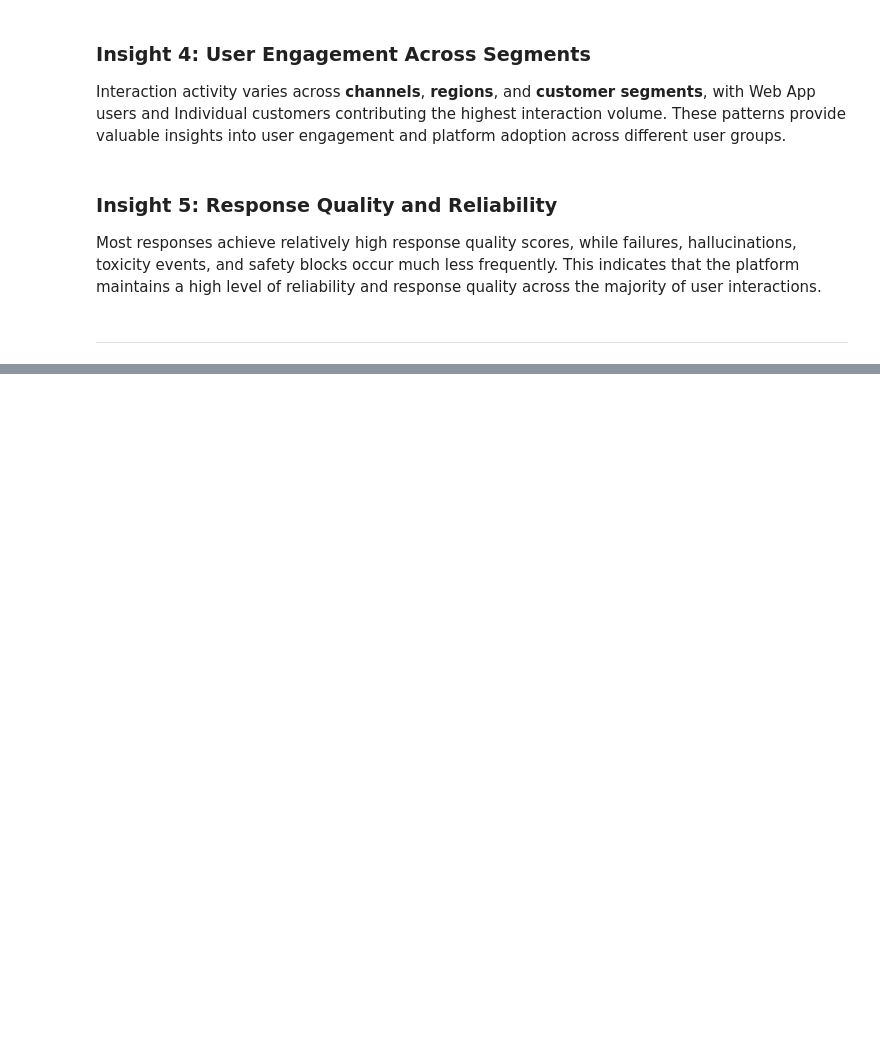
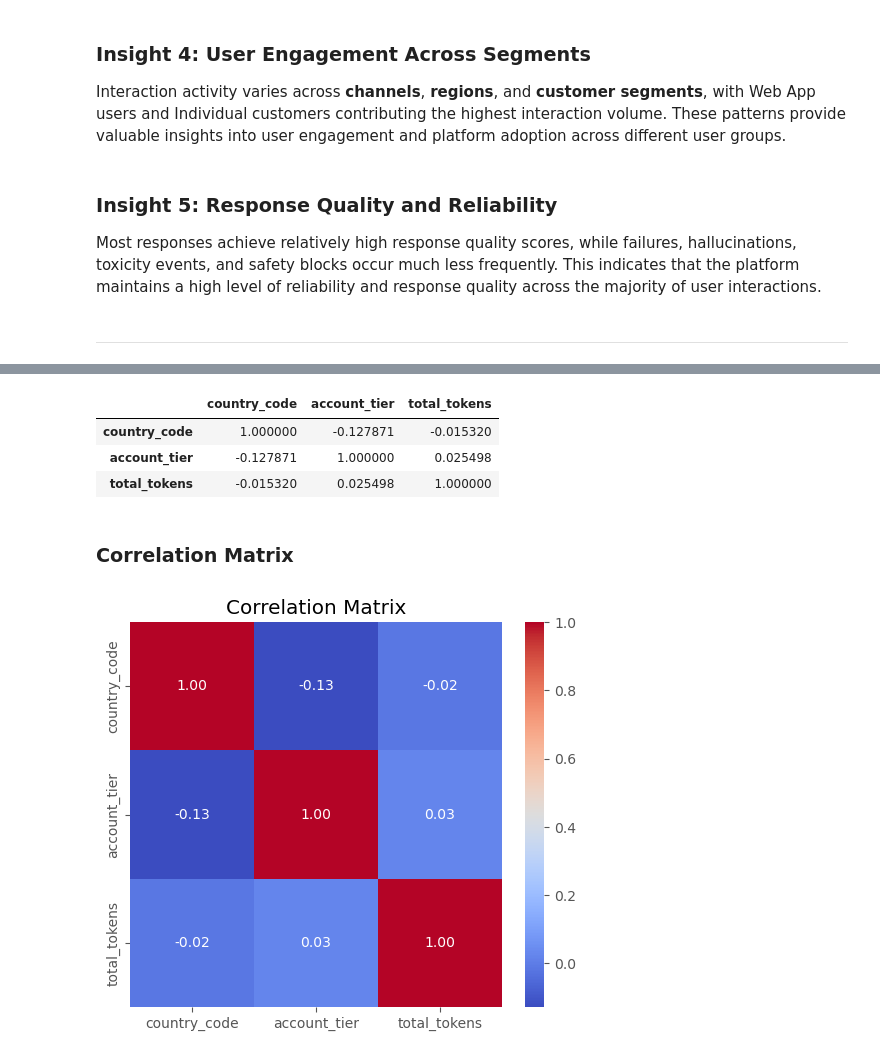
Before and after one commit to CHARANJOD/LLM-Platform-Analytics, a Jupyter notebook: notebooks/03_EDA.ipynb, the cells around one changed output, grey strips where cells are left out. Cells and saved outputs as stored; diff of their text form; code cells hidden in the pictures; blank space fills up the shorter version.

```diff
--- a/notebooks/03_EDA.ipynb
+++ b/notebooks/03_EDA.ipynb
@@ -1417,0 +1439,36 @@ These findings provide a strong analytical foundation for the SQL analysis and P
+# %%
+from sklearn.preprocessing import LabelEncoder
+
+corr_df = interactions[["country_code", "account_tier", "total_tokens"]].copy()
+
+country_encoder = LabelEncoder()
+tier_encoder = LabelEncoder()
+
+corr_df["country_code"] = country_encoder.fit_transform(corr_df["country_code"])
+corr_df["account_tier"] = tier_encoder.fit_transform(corr_df["account_tier"])
+
+correlation_matrix = corr_df.corr()
+
+correlation_matrix
+# %% [output]
+|  | country_code | account_tier | total_tokens |
+| country_code | 1.000000 | -0.127871 | -0.015320 |
+| account_tier | -0.127871 | 1.000000 | 0.025498 |
+| total_tokens | -0.015320 | 0.025498 | 1.000000 |
+# %% [markdown]
+### Correlation Matrix
+# %%
+plt.figure(figsize=(6,5))
+
+sns.heatmap(
+    correlation_matrix,
+    annot=True,
+    cmap="coolwarm",
+    fmt=".2f"
+)
+
+plt.title("Correlation Matrix")
+
+plt.show()
+# %% [output]
+[figure, added]
```
Also changed, not shown: parts of 31 cells of this notebook.
